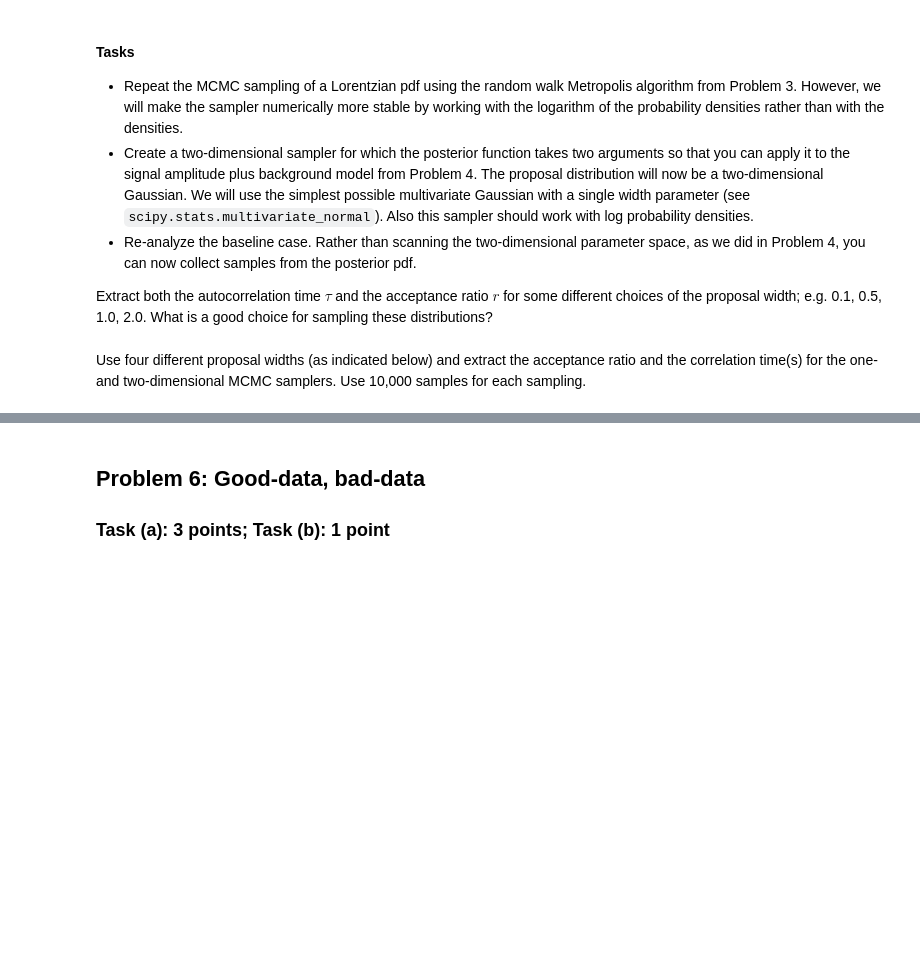
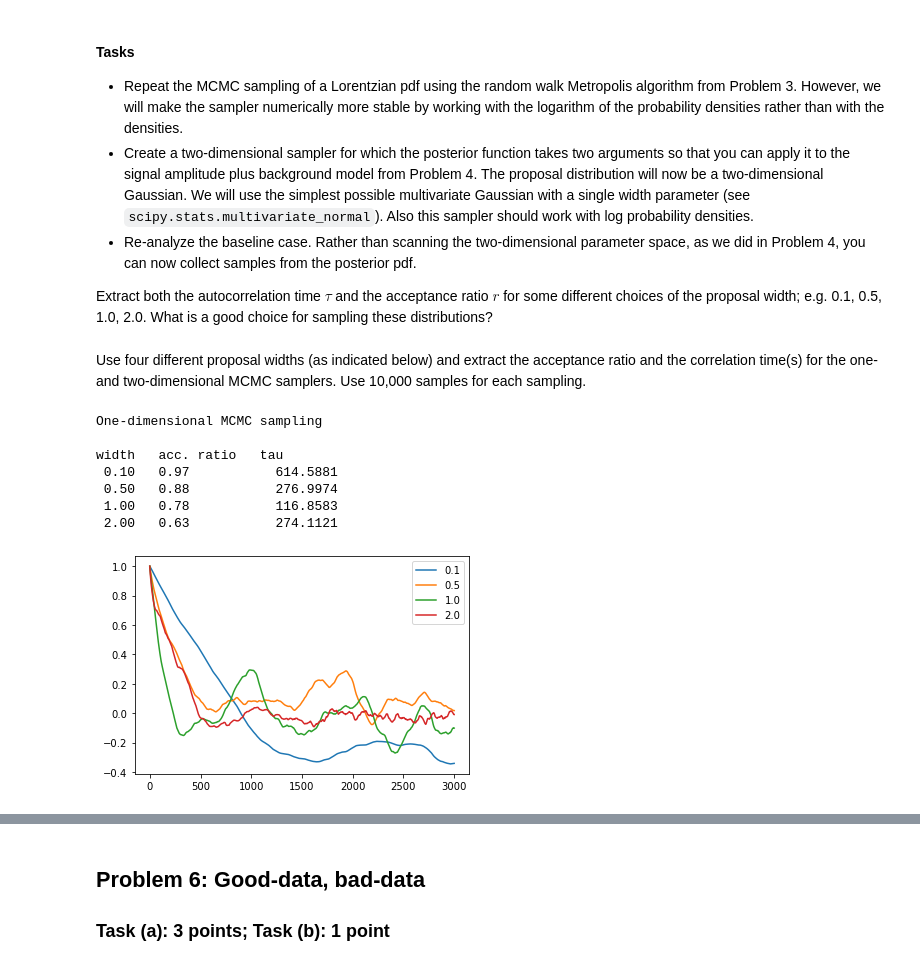
Before and after one commit to ElinOhlman/tif285, a Jupyter notebook: doc/pub/ProblemSets/Set2/TIF285_ps2_extra_problems.ipynb, the cells around one changed output, grey strips where cells are left out. Saved outputs shown, nothing was run; the diff lists cells and outputs as text; code cells hidden in the pictures; blank space fills up the shorter version.

```diff
--- a/doc/pub/ProblemSets/Set2/TIF285_ps2_extra_problems.ipynb
+++ b/doc/pub/ProblemSets/Set2/TIF285_ps2_extra_problems.ipynb
@@ -173,6 +219,10 @@ def log_posterior_function_1d(x, normalized=False):
     #
     # YOUR CODE HERE
     #
+    if normalized:
+        return np.log(cauchy.pdf(x))
+    else:
+        return np.log(np.pi*cauchy.pdf(x))
 # %%
 # Copy the log-posterior function from Problem 4.
 # Two-dimensional problem
@@ -276,6 +345,17 @@ def autocorrelation(chain, max_lag):
     #
     # YOUR CODE HERE
     #
+    if chain.ndim == 1:
+        chain = np.expand_dims(chain, axis = 1)
+
+    acors = []
+    mean = np.mean(chain, axis = 0)
+    for h in range(max_lag +1):
+        a = chain.shape[0]-h
+        rho = np.sum((chain[:a,:]-mean)*(chain[h:,:]-mean), axis = 0)\
+                / np.array(np.sqrt(np.sum((chain[:a,:]-mean)**2, axis = 0))* np.sqrt(np.sum((chain[h:,:]-mean)**2, axis = 0)))
+        acors.append(rho)
+    return np.squeeze(acors)
 # %%
 np.random.seed(1)
 # Create a correlated one-dimensional chain of samples.
@@ -299,3 +370,37 @@ for width in [0.1, 0.5, 1.0, 2.0]:
+# %%
+print('One-dimensional MCMC sampling\n')
+print('width   acc. ratio   tau')
+no_of_samples=10000
+
+
+for width in [0.1, 0.5, 1.0, 2.0]:
+    #
+    # YOUR CODE HERE
+    #
+
+    chain = sampler_1d(log_posterior_function_1d, no_of_samples=no_of_samples, start_position=.5,
+            proposal_width=width)
+
+    h_max = 3000
+    f = autocorrelation(chain,int(h_max))
+    h = range(int(h_max)+1)
+    #f = exp(-h/tau
+    plt.plot(h,f,label = width) # plotting to see that it looks reasonable, its not really very close to exp functions
+    #-ln(2) = -h/tau
+    #h = ln(2)*tau
+    acc_ratio = acceptance_ratio(chain)
+    tau = np.abs(f-1/2).argmin()/np.log(2)  # approximate tau by using the value of h when the aplitude is 1/2
+    print(f' {width:.2f}   {acc_ratio:.2f}           {tau:.4f}     ')
+    plt.legend()
+# %% [output]
+One-dimensional MCMC sampling
+
+width   acc. ratio   tau
+ 0.10   0.97           614.5881
+ 0.50   0.88           276.9974
+ 1.00   0.78           116.8583
+ 2.00   0.63           274.1121
+[figure, added]
 # %%
 print('Two-dimensional MCMC sampling\n')
 print('width   acc. ratio   tau[A]   tau[B]')
```
Also changed, not shown: parts of 7 cells of this notebook, 2 other files.
